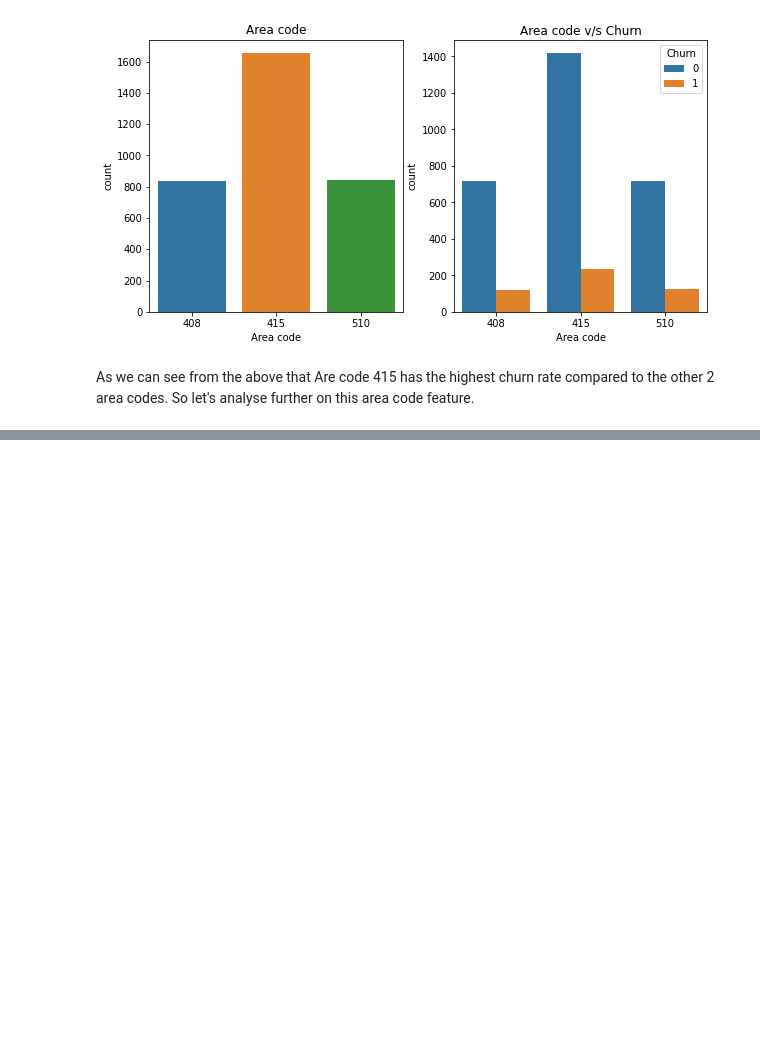
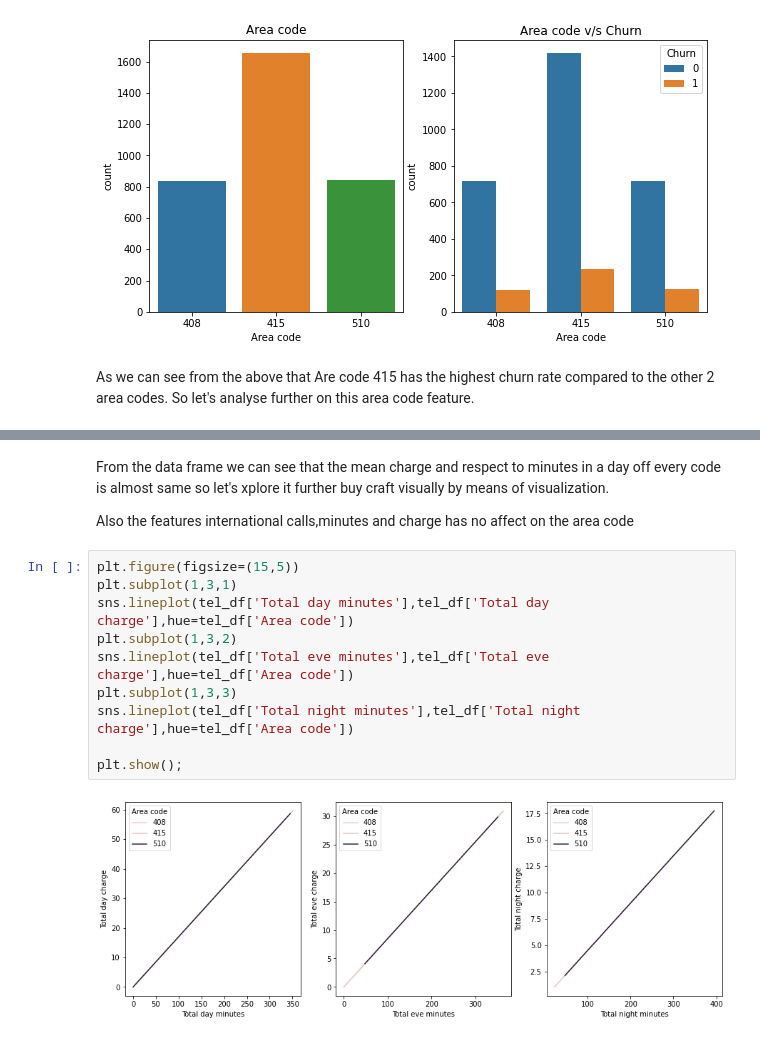
Before and after one commit to shyamsundar-v/Telecom-Churn-Analysis, a Jupyter notebook: Telecom_Churn_Analysis_Capstone_Project.ipynb, the cells around one changed output, grey strips where cells are left out. Drawn from its saved outputs; the diff is of its cells as text; blank space fills up the shorter version.

```diff
--- a/Telecom_Churn_Analysis_Capstone_Project.ipynb
+++ b/Telecom_Churn_Analysis_Capstone_Project.ipynb
@@ -475,0 +488,16 @@ As we can see from the above that Are code 415 has the highest churn rate compar
+# %% [markdown]
+From the data frame we can see that the mean charge and respect to minutes in a day off every code is almost same so let's xplore it further buy craft visually by means of  visualization.
+
+Also the features international calls,minutes and charge has no affect on the area code
+# %%
+plt.figure(figsize=(15,5))
+plt.subplot(1,3,1)
+sns.lineplot(tel_df['Total day minutes'],tel_df['Total day charge'],hue=tel_df['Area code'])
+plt.subplot(1,3,2)
+sns.lineplot(tel_df['Total eve minutes'],tel_df['Total eve charge'],hue=tel_df['Area code'])
+plt.subplot(1,3,3)
+sns.lineplot(tel_df['Total night minutes'],tel_df['Total night charge'],hue=tel_df['Area code'])
+
+plt.show();
+# %% [output]
+[figure, added]
```
Also changed, not shown: parts of 11 cells of this notebook.
